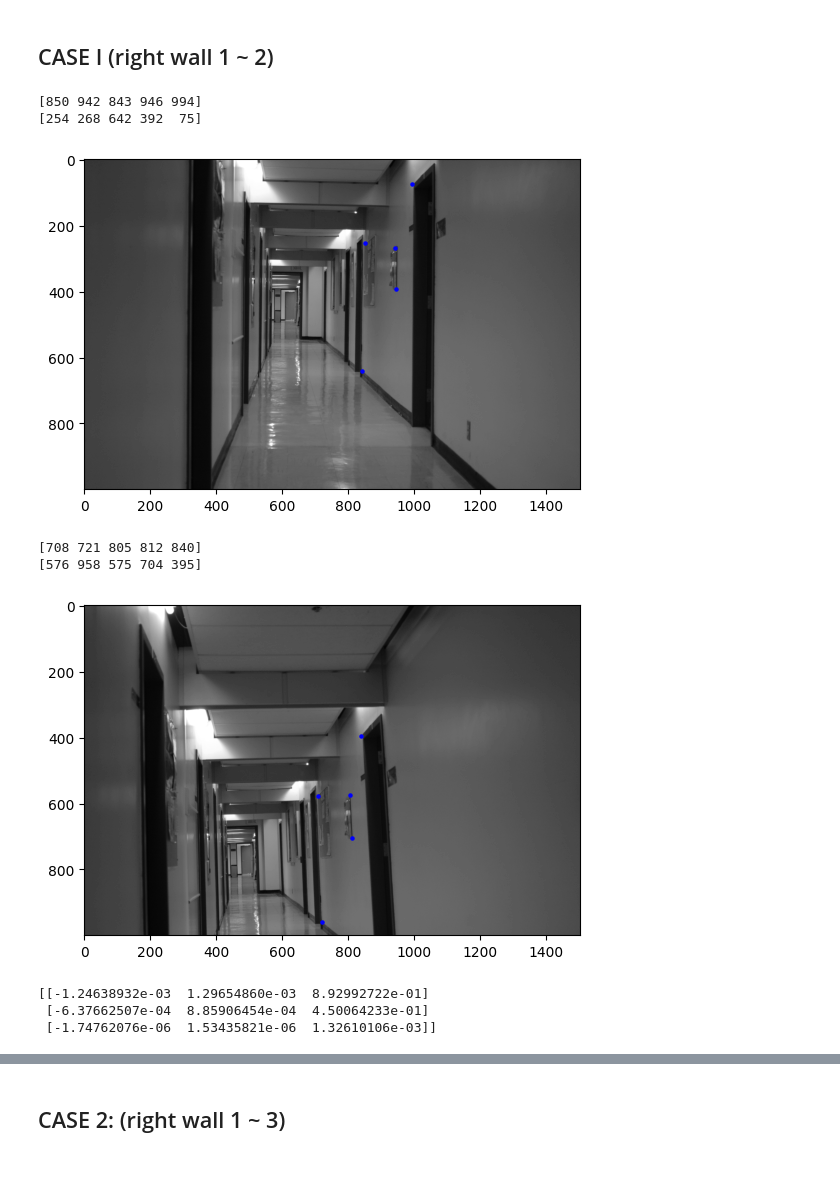
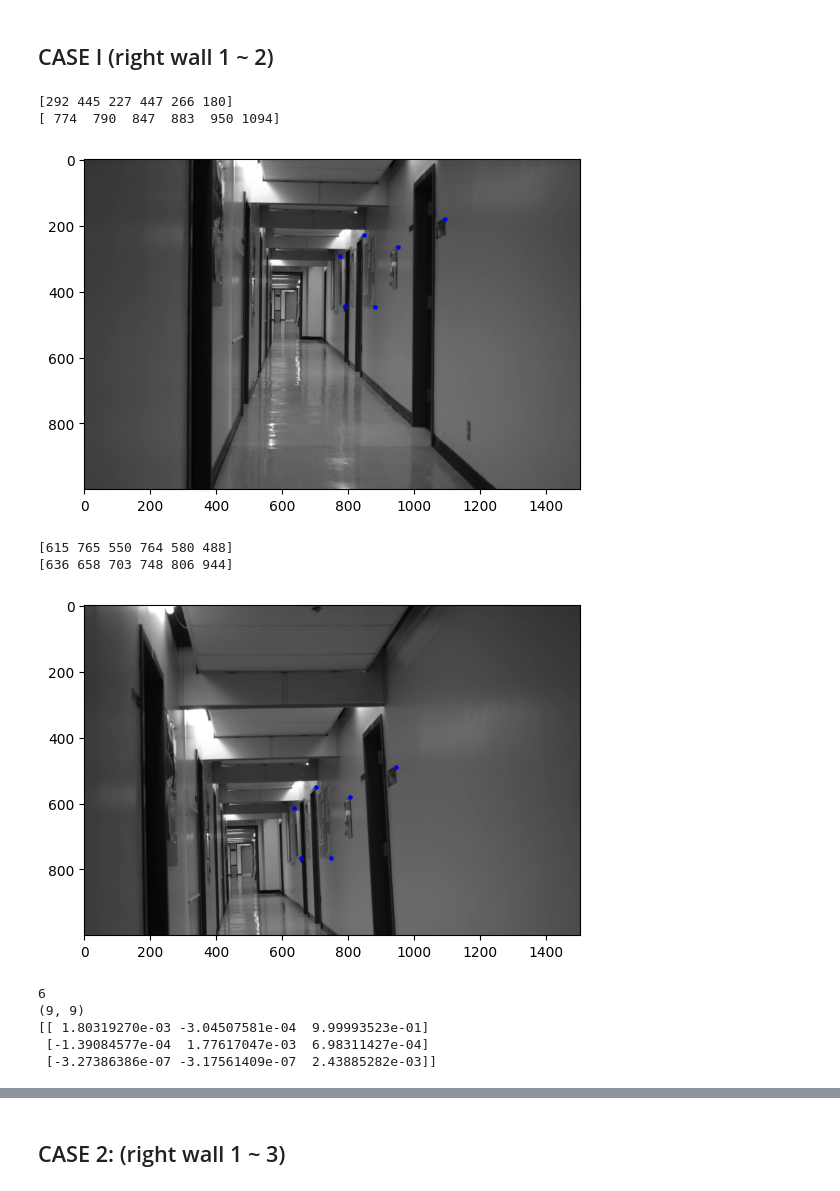
Before and after one commit to blairyeung/CSC420_Assignment_4, a Jupyter notebook: q4.ipynb, the cells around one changed output, grey strips where cells are left out. Cells and saved outputs as stored; diff of their text form; code cells hidden in the pictures.

```diff
--- a/q4.ipynb
+++ b/q4.ipynb
@@ -27,7 +27,7 @@ def get_image(path, coloring=cv2.IMREAD_GRAYSCALE):
 # %%
 def label_points(image, points):
     plt.imshow(image, cmap='gray')
-    plt.scatter(points[0], points[1], s=5, color='blue')
+    plt.scatter(points[1], points[0], s=5, color='blue')
     plt.show()
     return None
 # %%
@@ -92,35 +116,53 @@ no_pairs = 5
 # %% [markdown]
 ## CASE I (right wall 1 ~ 2)
 # %%
-points_1_1 = [[850, 254], [942, 268], [843, 642], [946, 392], [994, 75]]
+# Height, width
+p11 = [292, 774]
+p12 = [445, 790]
+p13 = [227, 847]
+p14 = [447, 883]
+p15 = [266, 950]
+p16 = [180, 1094]
+
+points_1_1 = [p11, p12, p13, p14, p15, p16]
 points_1_1 = np.array(points_1_1)
 points_1_1= points_1_1.transpose((1, 0))
 print(points_1_1[0])
 print(points_1_1[1])
 label_points(hallway_1_grey, points_1_1)
 # %% [output]
-[850 942 843 946 994]
-[254 268 642 392  75]
+[292 445 227 447 266 180]
+[ 774  790  847  883  950 1094]
-[figure, old version]
+[figure, new version]
 # %%
-points_1_2 = [[708, 576], [721, 958], [805, 575], [812, 704], [840, 395]]
+p21 = [615, 636]
+p22 = [765, 658]
+p23 = [550, 703]
+p24 = [764, 748]
+p25 = [580, 806]
+p26 = [488, 944]
+
+points_1_2 = [p21, p22, p23, p24, p25, p26]
 points_1_2 = np.array(points_1_2)
 points_1_2= points_1_2.transpose((1, 0))
 print(points_1_2[0])
 print(points_1_2[1])
 label_points(hallway_2_grey, points_1_2)
 # %% [output]
-[708 721 805 812 840]
-[576 958 575 704 395]
+[615 765 550 764 580 488]
+[636 658 703 748 806 944]
-[figure, old version]
+[figure, new version]
 # %%
 A1 = find_matrix(pairs=no_pairs, p1=points_1_1, p2=points_1_2)
 M1 = compute_homography(A1)
+np.savetxt('Q4_prod/Homography_1.csv', M1, delimiter=",")
 print(M1)
 # %% [output]
-[[-1.24638932e-03  1.29654860e-03  8.92992722e-01]
- [-6.37662507e-04  8.85906454e-04  4.50064233e-01]
- [-1.74762076e-06  1.53435821e-06  1.32610106e-03]]
+6
+(9, 9)
+[[ 1.80319270e-03 -3.04507581e-04  9.99993523e-01]
+ [-1.39084577e-04  1.77617047e-03  6.98311427e-04]
+ [-3.27386386e-07 -3.17561409e-07  2.43885282e-03]]
 # %%
 estimated, actual = compute_transformation(no_pairs=no_pairs, M=M1, source=points_1_1, actual=points_1_2)
 plt.subplot(1,2,1), plt.scatter(x=actual[0], y=estimated[0])
```
Also changed, not shown: parts of 24 cells of this notebook, 10 other files.
